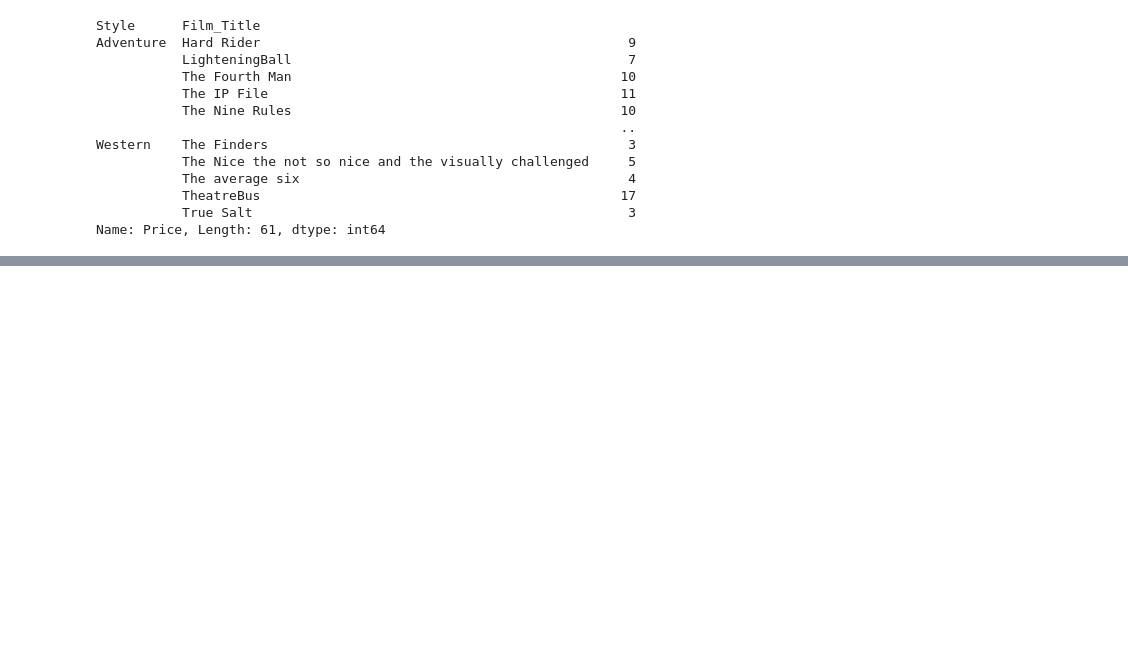
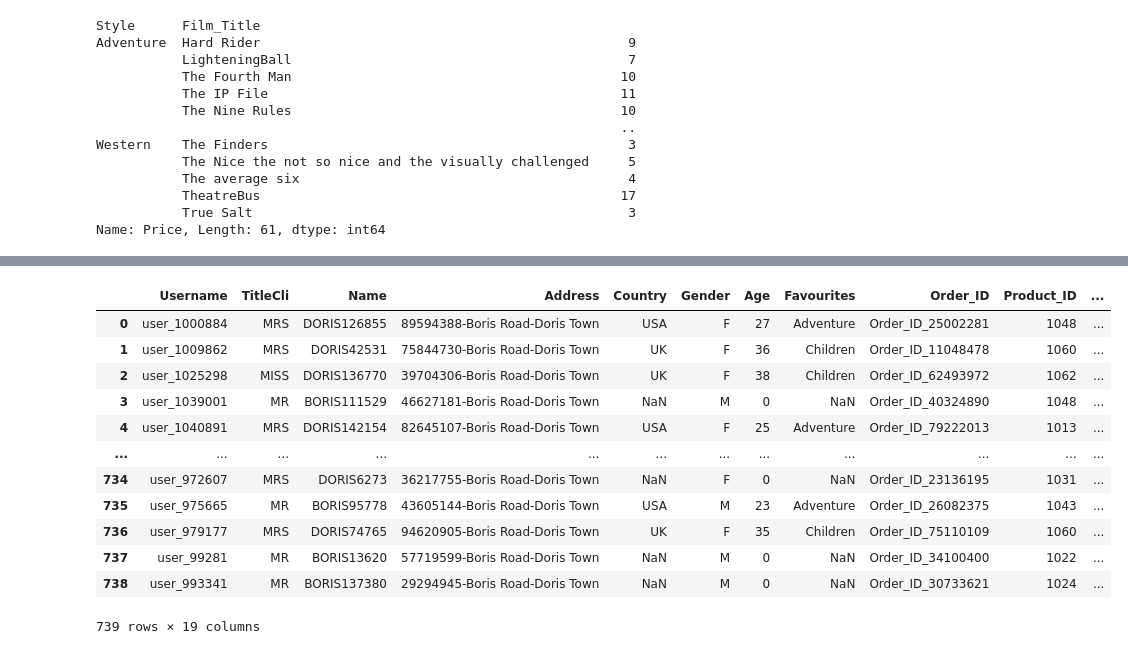
Before and after one commit to tassiogomes/MINDD-ISEP, a Jupyter notebook: MINDD_PL02.ipynb, the cells around one changed output, grey strips where cells are left out. Cells and saved outputs as stored; diff of their text form; code cells hidden in the pictures; blank space fills up the shorter version.

```diff
--- a/MINDD_PL02.ipynb
+++ b/MINDD_PL02.ipynb
@@ -509,0 +534,6 @@ Name: Price, Length: 61, dtype: int64
+# %%
+# a. Day of the Week Purchase (Sunday, ..., Saturday)
+
+df['Day_of_Week_Purchase'] = df['PurchDate'].dt.day_name()
+date_weekday = df[['PurchDate', 'Day_of_Week_Purchase']]
+date_weekday
@@ -509,0 +554,53 @@ Name: Price, Length: 61, dtype: int64
+# %%
+# Defina os intervalos de tempo para os períodos do dia
+periods = {
+    (0, 11): 'Morning',     # Manhã (00:00 - 11:59)
+    (12, 17): 'Afternoon',  # Tarde (12:00 - 17:59)
+    (18, 23): 'Evening'     # Noite (18:00 - 23:59)
+}
+
+# Função para atribuir um período com base no horário de compra
+def assign_purchase_period(time):
+    for (start, end), period in periods.items():
+        if start <= time <= end:
+            return period
+    return None
+
+# Aplique a função para criar a coluna 'Purchase_Period'
+df['PurchTime'] = pd.to_datetime(df['PurchTime']).dt.hour
+df['Purchase_Period'] = df['PurchTime'].apply(assign_purchase_period)
+df_time_to_period = df[['PurchTime', 'Purchase_Period']]
+# %%
+# c. Price range (low, medium, high)
+
+# Defina os limites para as faixas de preço
+price_ranges = {
+    (0, 7.99): 'Low',       # Faixa de preço baixo (até 7.99)
+    (8.00, 12.99): 'Medium', # Faixa de preço médio (8.00 - 12.99)
+    (13.00, float('inf')): 'High'  # Faixa de preço alto (13.00 em diante)
+}
+
+# Função para atribuir uma faixa de preço com base no preço
+def assign_price_range(price):
+    for (start, end), range_label in price_ranges.items():
+        if start <= price <= end:
+            return range_label
+    return None
+
+# Aplique a função para criar a coluna 'Price_Range'
+df['Price_Range'] = df['Price'].apply(assign_price_range)
+df
+# %% [output]
+|  | Username | TitleCli | Name | Address | Country | Gender | Age | Favourites | Order_ID | Product_ID | ... |
+| 0 | user_1000884 | MRS | DORIS126855 | 89594388-Boris Road-Doris Town | USA | F | 27 | Adventure | Order_ID_25002281 | 1048 | ... |
+| 1 | user_1009862 | MRS | DORIS42531 | 75844730-Boris Road-Doris Town | UK | F | 36 | Children | Order_ID_11048478 | 1060 | ... |
+| 2 | user_1025298 | MISS | DORIS136770 | 39704306-Boris Road-Doris Town | UK | F | 38 | Children | Order_ID_62493972 | 1062 | ... |
+| 3 | user_1039001 | MR | BORIS111529 | 46627181-Boris Road-Doris Town | NaN | M | 0 | NaN | Order_ID_40324890 | 1048 | ... |
+| 4 | user_1040891 | MRS | DORIS142154 | 82645107-Boris Road-Doris Town | USA | F | 25 | Adventure | Order_ID_79222013 | 1013 | ... |
+| ... | ... | ... | ... | ... | ... | ... | ... | ... | ... | ... | ... |
+| 734 | user_972607 | MRS | DORIS6273 | 36217755-Boris Road-Doris Town | NaN | F | 0 | NaN | Order_ID_23136195 | 1031 | ... |
+| 735 | user_975665 | MR | BORIS95778 | 43605144-Boris Road-Doris Town | USA | M | 23 | Adventure | Order_ID_26082375 | 1043 | ... |
+| 736 | user_979177 | MRS | DORIS74765 | 94620905-Boris Road-Doris Town | UK | F | 35 | Children | Order_ID_75110109 | 1060 | ... |
+| 737 | user_99281 | MR | BORIS13620 | 57719599-Boris Road-Doris Town | NaN | M | 0 | NaN | Order_ID_34100400 | 1022 | ... |
+| 738 | user_993341 | MR | BORIS137380 | 29294945-Boris Road-Doris Town | NaN | M | 0 | NaN | Order_ID_30733621 | 1024 | ... |
+739 rows × 19 columns
```
Also changed, not shown: parts of 10 cells of this notebook.
